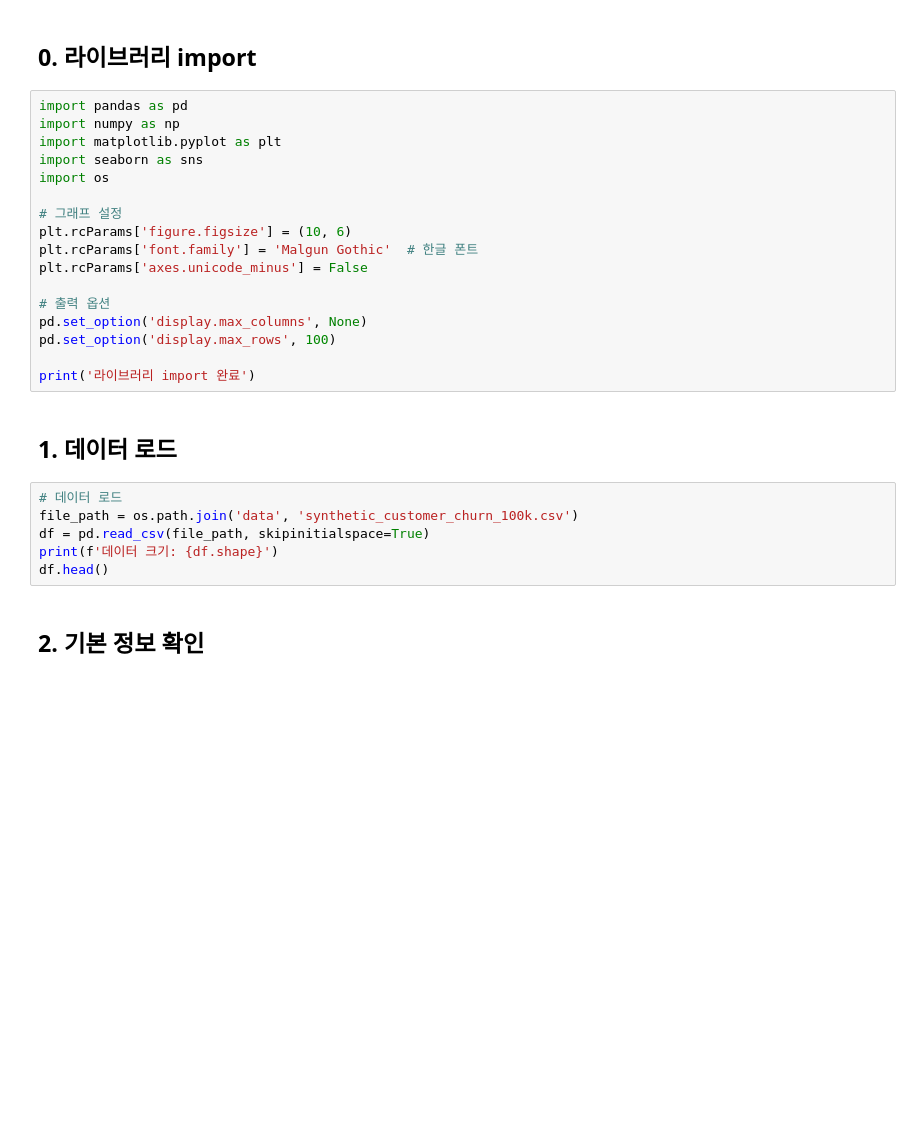
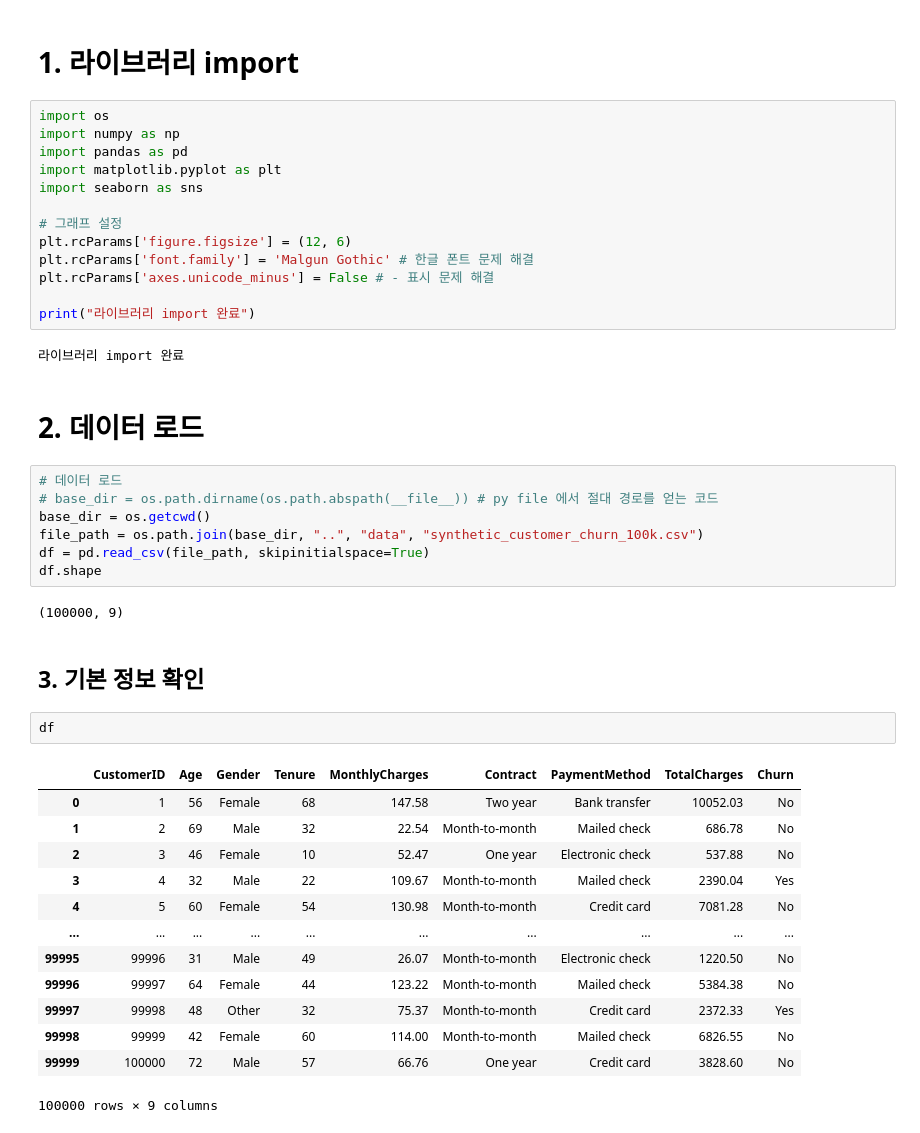
Before and after one commit to leeyonghyok/LEE_2nd_2Team, a Jupyter notebook: EDA/EDA_lee.ipynb, the cells around one changed output. Cells and saved outputs as stored; diff of their text form; blank space fills up the shorter version.

```diff
--- a/EDA/EDA_lee.ipynb
+++ b/EDA/EDA_lee.ipynb
@@ -4,33 +3,50 @@
 ---
 # %% [markdown]
-## 0. 라이브러리 import
+# 1. 라이브러리 import
 # %%
+import os
+import numpy as np
 import pandas as pd
-import numpy as np
 import matplotlib.pyplot as plt
 import seaborn as sns
-import os
 
 # 그래프 설정
-plt.rcParams['figure.figsize'] = (10, 6)
-plt.rcParams['font.family'] = 'Malgun Gothic'  # 한글 폰트
-plt.rcParams['axes.unicode_minus'] = False
+plt.rcParams['figure.figsize'] = (12, 6)
+plt.rcParams['font.family'] = 'Malgun Gothic' # 한글 폰트 문제 해결
+plt.rcParams['axes.unicode_minus'] = False # - 표시 문제 해결
 
-# 출력 옵션
-pd.set_option('display.max_columns', None)
-pd.set_option('display.max_rows', 100)
-
-print('라이브러리 import 완료')
+print("라이브러리 import 완료")
+# %% [output]
+라이브러리 import 완료
 # %% [markdown]
-## 1. 데이터 로드
+# 2. 데이터 로드
 # %%
 # 데이터 로드
-file_path = os.path.join('data', 'synthetic_customer_churn_100k.csv')
+# base_dir = os.path.dirname(os.path.abspath(__file__)) # py file 에서 절대 경로를 얻는 코드
+base_dir = os.getcwd()
+file_path = os.path.join(base_dir, "..", "data", "synthetic_customer_churn_100k.csv")
 df = pd.read_csv(file_path, skipinitialspace=True)
-print(f'데이터 크기: {df.shape}')
-df.head()
+df.shape
+# %% [output]
+(100000, 9)
 # %% [markdown]
-## 2. 기본 정보 확인
+## 3. 기본 정보 확인
+# %%
+df
+# %% [output]
+|  | CustomerID | Age | Gender | Tenure | MonthlyCharges | Contract | PaymentMethod | TotalCharges | Churn |
+| 0 | 1 | 56 | Female | 68 | 147.58 | Two year | Bank transfer | 10052.03 | No |
+| 1 | 2 | 69 | Male | 32 | 22.54 | Month-to-month | Mailed check | 686.78 | No |
+| 2 | 3 | 46 | Female | 10 | 52.47 | One year | Electronic check | 537.88 | No |
+| 3 | 4 | 32 | Male | 22 | 109.67 | Month-to-month | Mailed check | 2390.04 | Yes |
+| 4 | 5 | 60 | Female | 54 | 130.98 | Month-to-month | Credit card | 7081.28 | No |
+| ... | ... | ... | ... | ... | ... | ... | ... | ... | ... |
+| 99995 | 99996 | 31 | Male | 49 | 26.07 | Month-to-month | Electronic check | 1220.50 | No |
+| 99996 | 99997 | 64 | Female | 44 | 123.22 | Month-to-month | Mailed check | 5384.38 | No |
+| 99997 | 99998 | 48 | Other | 32 | 75.37 | Month-to-month | Credit card | 2372.33 | Yes |
+| 99998 | 99999 | 42 | Female | 60 | 114.00 | Month-to-month | Mailed check | 6826.55 | No |
+| 99999 | 100000 | 72 | Male | 57 | 66.76 | One year | Credit card | 3828.60 | No |
+100000 rows × 9 columns
 # %%
 # 데이터 타입 및 결측치 확인
 df.info()
```
Also changed, not shown: parts of 34 cells of this notebook, 7 other files.
